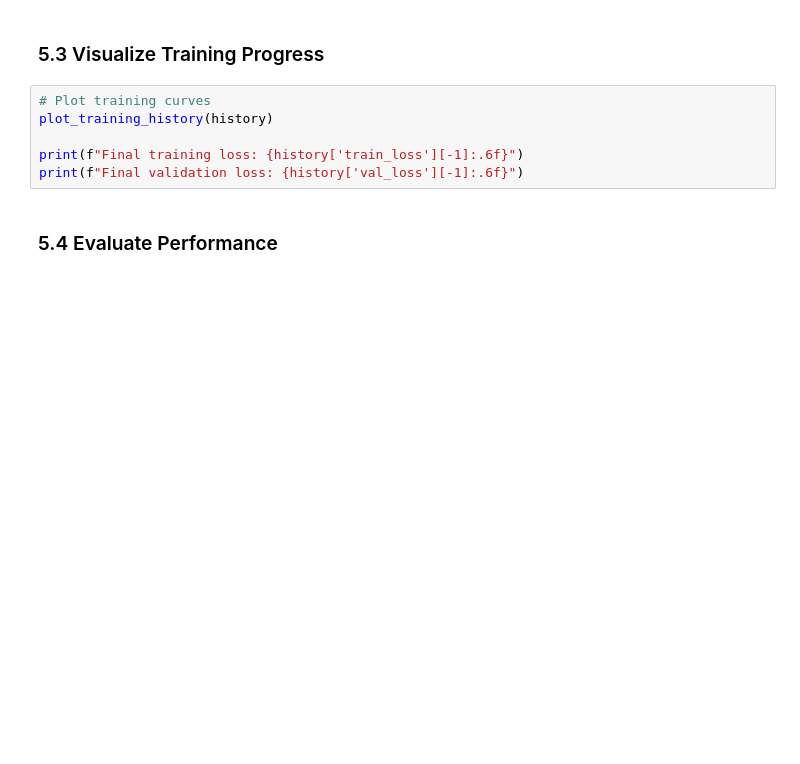
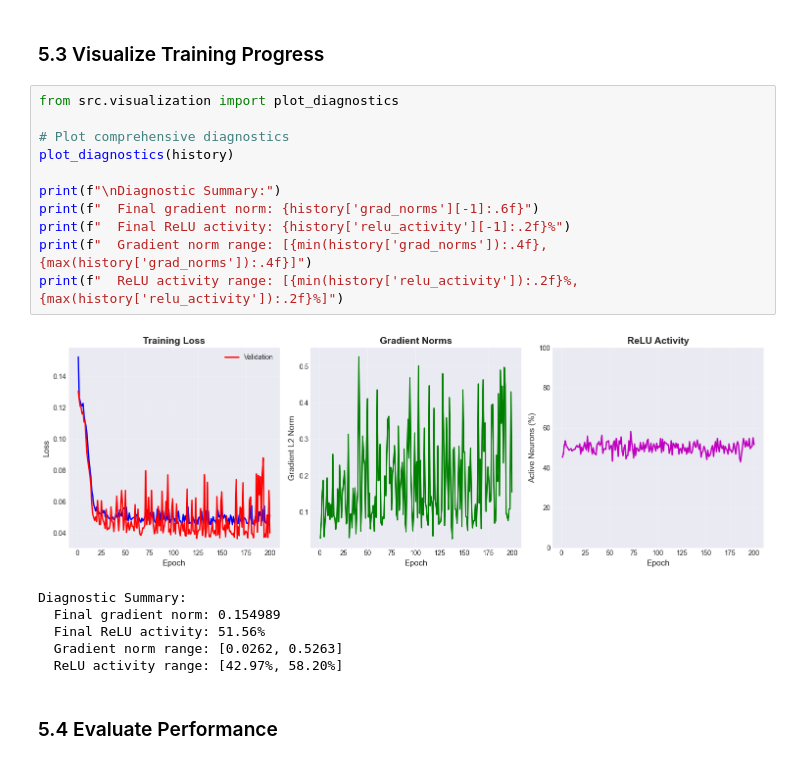
Before and after one commit to shiong-tan/neural-network, a Jupyter notebook: notebooks/neural_network_tutorial.ipynb, the cells around one changed output. Drawn from its saved outputs; the diff is of its cells as text; blank space fills up the shorter version.

```diff
--- a/notebooks/neural_network_tutorial.ipynb
+++ b/notebooks/neural_network_tutorial.ipynb
@@ -331,12 +343,24 @@ Epoch 200/200 - Train Loss: 0.047974, Val Loss: 0.038580
 ✓ Training complete!
 # %% [markdown]
 ### 5.3 Visualize Training Progress
-# %%
-# Plot training curves
-plot_training_history(history)
-
-print(f"Final training loss: {history['train_loss'][-1]:.6f}")
-print(f"Final validation loss: {history['val_loss'][-1]:.6f}")
+# %%
+from src.visualization import plot_diagnostics
+
+# Plot comprehensive diagnostics
+plot_diagnostics(history)
+
+print(f"\nDiagnostic Summary:")
+print(f"  Final gradient norm: {history['grad_norms'][-1]:.6f}")
+print(f"  Final ReLU activity: {history['relu_activity'][-1]:.2f}%")
+print(f"  Gradient norm range: [{min(history['grad_norms']):.4f}, {max(history['grad_norms']):.4f}]")
+print(f"  ReLU activity range: [{min(history['relu_activity']):.2f}%, {max(history['relu_activity']):.2f}%]")
+# %% [output]
+[figure, added]
+Diagnostic Summary:
+  Final gradient norm: 0.154989
+  Final ReLU activity: 51.56%
+  Gradient norm range: [0.0262, 0.5263]
+  ReLU activity range: [42.97%, 58.20%]
 # %% [markdown]
 ### 5.4 Evaluate Performance
 # %%
```
Also changed, not shown: parts of 7 cells of this notebook, 4 other files.
